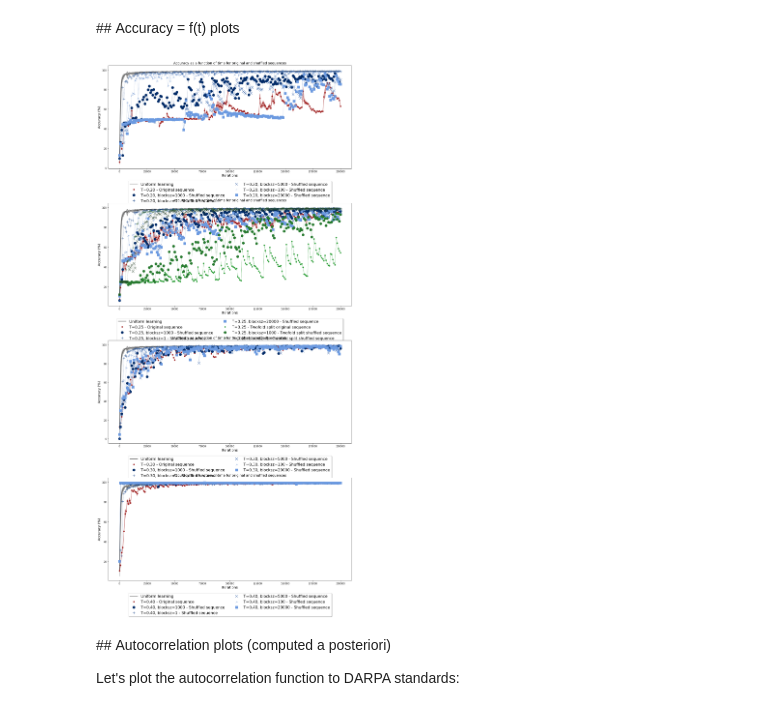
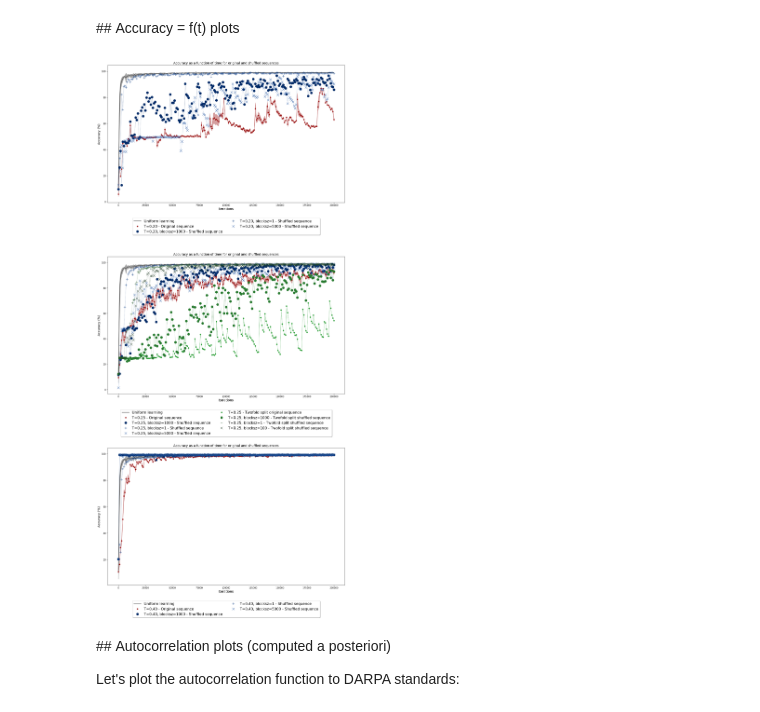
Before and after one commit to Brossollet-Antonin/Ultrametric-benchmark, a Jupyter notebook: notebooks/data_analysis_averages_MNIST.ipynb, the cells around one changed output. Cells and saved outputs as stored; diff of their text form; code cells hidden in the pictures.

```diff
--- a/notebooks/data_analysis_averages_MNIST.ipynb
+++ b/notebooks/data_analysis_averages_MNIST.ipynb
@@ -119,22 +126,21 @@ rs.lbl_history([0.4])
 ## Accuracy = f(t) plots
 # %%
 result_loader.get_acc(
-    T_list = [0.2, 0.25, 0.3, 0.4],
+    T_list = [0.2, 0.25, 0.4],
     acc_temp_orig = rs.var_acc_orig,
     acc_temp_shuffled = {
-        0.2: {block_sz: rs.var_acc_shfl[0.2][block_sz] for block_sz in rs.block_sizes},
-        0.25: {block_sz: rs.var_acc_shfl[0.25][block_sz] for block_sz in rs.block_sizes},
-        0.3: {block_sz: rs.var_acc_shfl[0.3][block_sz] for block_sz in rs.block_sizes},
-        0.4: {block_sz: rs.var_acc_shfl[0.4][block_sz] for block_sz in rs.block_sizes}
+        0.2: {block_sz: rs.var_acc_shfl[0.2][block_sz] for block_sz in [1, 1000, 5000]},
+        0.25: {block_sz: rs.var_acc_shfl[0.25][block_sz] for block_sz in [1, 1000, 5000]},
+        0.4: {block_sz: rs.var_acc_shfl[0.4][block_sz] for block_sz in [1, 1000, 5000]}
     },
     acc_unif = [v for v in rs_unif.var_acc_orig.values()][0],
     acc_twofold_orig = rs_tfs_20k.var_acc_orig,
     acc_twofold_shuffled = {
         0.25: {block_sz: rs_tfs_20k.var_acc_shfl[0.25][block_sz] for block_sz in [1, 100, 1000]}
     }
 )
 # %% [output]
-[figure, old version]
+[figure, new version]
 # %% [markdown]
 ## Autocorrelation plots (computed a posteriori)
 
```
Also changed, not shown: parts of 3 cells of this notebook, 4 other files.
